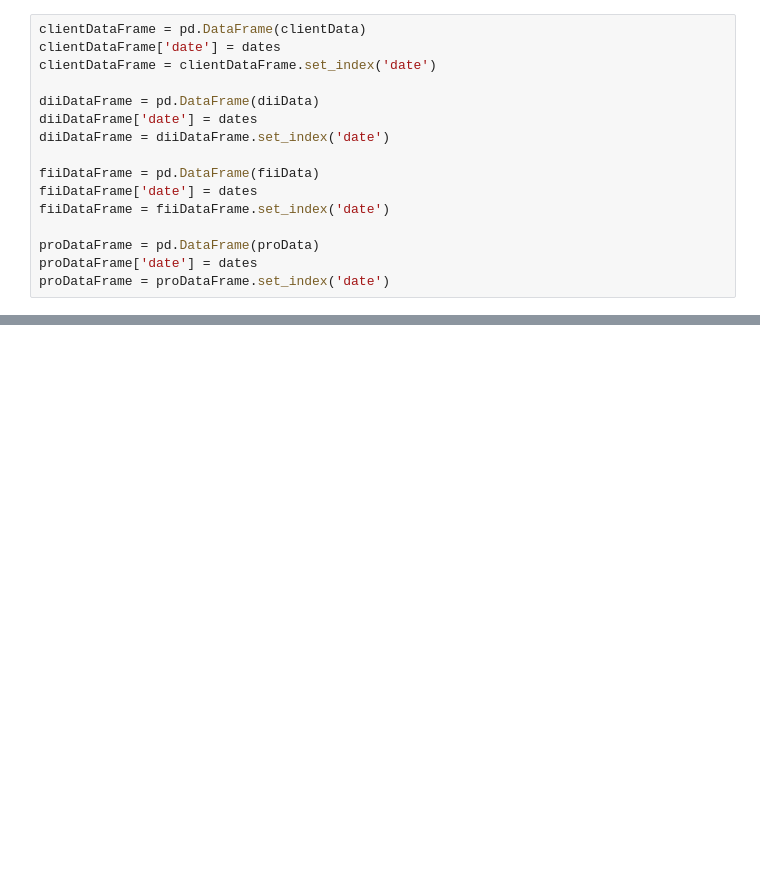
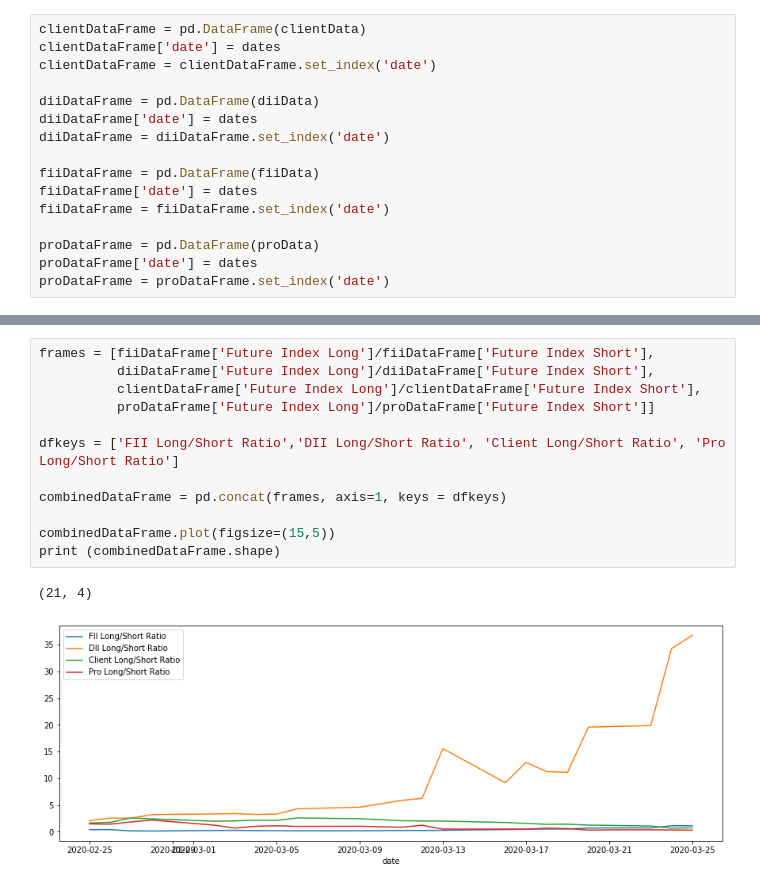
Before and after one commit to sunny88mittal/StockMarket, a Jupyter notebook: Participant Wise Open Interest Analyzer.ipynb, the cells around one changed output, grey strips where cells are left out. Drawn from its saved outputs; the diff is of its cells as text; blank space fills up the shorter version.

```diff
--- a/Participant Wise Open Interest Analyzer.ipynb
+++ b/Participant Wise Open Interest Analyzer.ipynb
@@ -71,3 +70,18 @@ print (combinedDataFrame.shape)
+# %%
+frames = [fiiDataFrame['Future Index Long']/fiiDataFrame['Future Index Short'],
+          diiDataFrame['Future Index Long']/diiDataFrame['Future Index Short'],
+          clientDataFrame['Future Index Long']/clientDataFrame['Future Index Short'],
+          proDataFrame['Future Index Long']/proDataFrame['Future Index Short']]
+
+dfkeys = ['FII Long/Short Ratio','DII Long/Short Ratio', 'Client Long/Short Ratio', 'Pro Long/Short Ratio']
+
+combinedDataFrame = pd.concat(frames, axis=1, keys = dfkeys)
+
+combinedDataFrame.plot(figsize=(15,5))
+print (combinedDataFrame.shape)
+# %% [output]
+(21, 4)
+[figure, added]
 # %%
 frames = [fiiDataFrame['Future Index Long'], fiiDataFrame['Future Index Short']]
 
```
Also changed, not shown: parts of 5 cells of this notebook.
